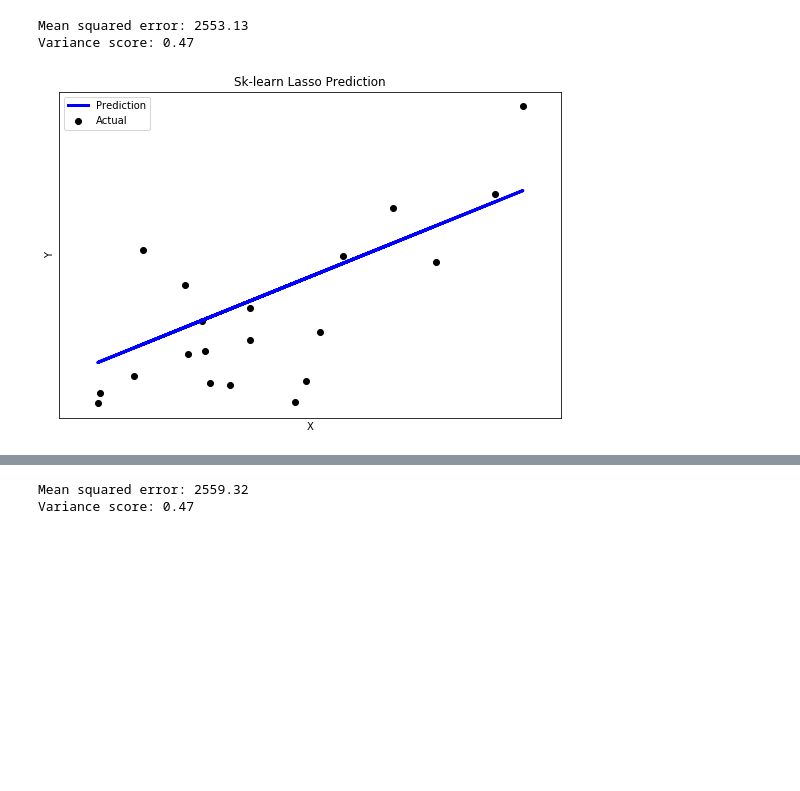
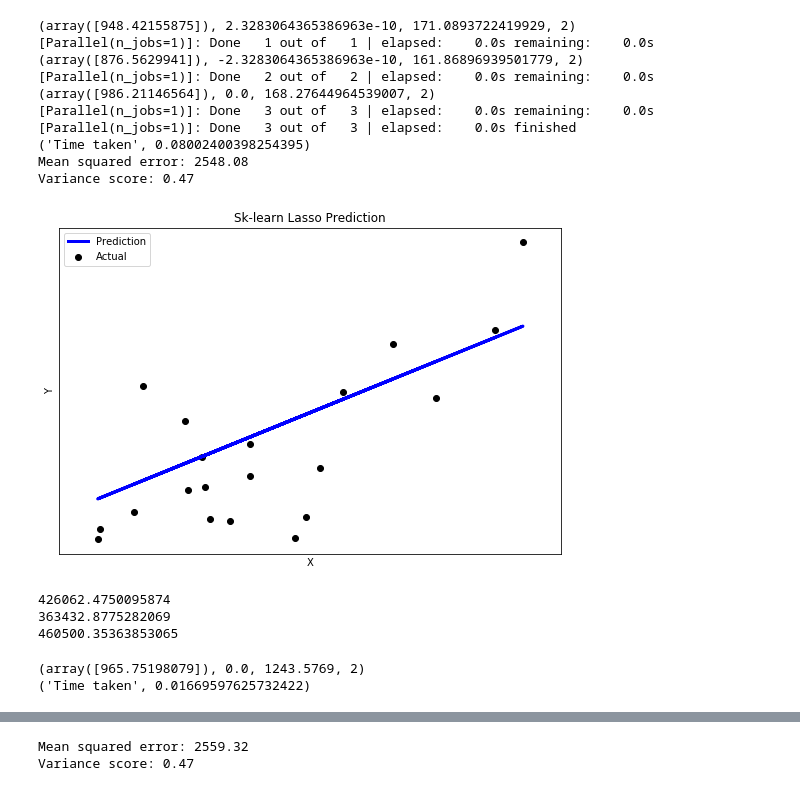
Before and after one commit to bhushan23/ADMM, a Jupyter notebook: Diabetes_Test.ipynb, the cells around one changed output, grey strips where cells are left out. Cells and saved outputs as stored; diff of their text form; code cells hidden in the pictures; blank space fills up the shorter version.

Commit message:
Objective functions Lasso

```diff
--- a/Diabetes_Test.ipynb
+++ b/Diabetes_Test.ipynb
@@ -53,25 +85,74 @@ diabetes_y_test = diabetes.target[-20:]
 # diabetes_X_test = X[-20:]
 # diabetes_y_train = Y[:-20]
 # diabetes_y_test = Y[-20:]
+# %%
+# Run Lasso
+
+alpha = 0.00001
+lasso = linear_model.LassoCV(alphas=[alpha], verbose = 1000)
+
+start = time.time()
+lfit = lasso.fit(diabetes_X_train, diabetes_y_train)
+end = time.time()
+diabetes_y_pred = lfit.predict(diabetes_X_test)
+
+skTime = end- start
+print('Time taken', end - start)
+# The coefficients
+#print('Coefficients: \n', regr.coef_)
+# The mean squared error
+print("Mean squared error: %.2f"
+      % mean_squared_error(diabetes_y_test, diabetes_y_pred))
+# Explained variance score: 1 is perfect prediction
+print('Variance score: %.2f' % r2_score(diabetes_y_test, diabetes_y_pred))
+
+# Plot outputs
+plot(diabetes_X_test, diabetes_y_test, diabetes_y_pred, "Sk-learn Lasso Prediction")
+# %% [output]
+(array([948.42155875]), 2.3283064365386963e-10, 171.0893722419929, 2)
+[Parallel(n_jobs=1)]: Done   1 out of   1 | elapsed:    0.0s remaining:    0.0s
+(array([876.5629941]), -2.3283064365386963e-10, 161.86896939501779, 2)
+[Parallel(n_jobs=1)]: Done   2 out of   2 | elapsed:    0.0s remaining:    0.0s
+(array([986.21146564]), 0.0, 168.27644964539007, 2)
+[Parallel(n_jobs=1)]: Done   3 out of   3 | elapsed:    0.0s remaining:    0.0s
+[Parallel(n_jobs=1)]: Done   3 out of   3 | elapsed:    0.0s finished
+('Time taken', 0.08002400398254395)
+Mean squared error: 2548.08
+Variance score: 0.47
+[figure, added]
+# %%
+sk_w = np.array([944.21977, 872.06439, 981.638155])
+# sk_b = np.array([2, 2, 2])
+sk_b = np.array([2.3283064365386963e-10, -2.3283064365386963e-10, 0.0])
+for w, b in zip(sk_w, sk_b):
+    print(lassoObjective(np.array(w), diabetes_X_train, np.array(b), alpha))
+# %% [output]
+426062.4750095874
+363432.8775282069
+460500.35363853065
 # %%
 # Create linear regression object
 
 alpha = 0.01
-lasso = linear_model.Lasso(alpha=alpha, max_iter = 5)
+#lasso = linear_model.LassoCV(alphas=[alpha], verbose = 10)
 
-diabetes_y_pred = lasso.fit(diabetes_X_train, diabetes_y_train).predict(diabetes_X_test)
+#start = time.time()
+lfit = linear_model.lasso_path(diabetes_X_train, diabetes_y_train, alphas=[alpha], verbose = 10)
+#end = time.time()
+#diabetes_y_pred = lfit.predict(diabetes_X_test)
 
+skTime = end- start
+print('Time taken', end - start)
 # The coefficients
 #print('Coefficients: \n', regr.coef_)
 # The mean squared error
-print("Mean squared error: %.2f"
-      % mean_squared_error(diabetes_y_test, diabetes_y_pred))
+#print("Mean squared error: %.2f"
+#      % mean_squared_error(diabetes_y_test, diabetes_y_pred))
 # Explained variance score: 1 is perfect prediction
-print('Variance score: %.2f' % r2_score(diabetes_y_test, diabetes_y_pred))
+#print('Variance score: %.2f' % r2_score(diabetes_y_test, diabetes_y_pred))
 
 # Plot outputs
-plot(diabetes_X_test, diabetes_y_test, diabetes_y_pred, "Sk-learn Lasso Prediction")
+#plot(diabetes_X_test, diabetes_y_test, diabetes_y_pred, "Sk-learn Lasso Prediction")
 # %% [output]
-Mean squared error: 2553.13
-Variance score: 0.47
+(array([965.75198079]), 0.0, 1243.5769, 2)
+('Time taken', 0.01669597625732422)
-[figure, removed]
```
Also changed, not shown: parts of 16 cells of this notebook, 1 other file.
